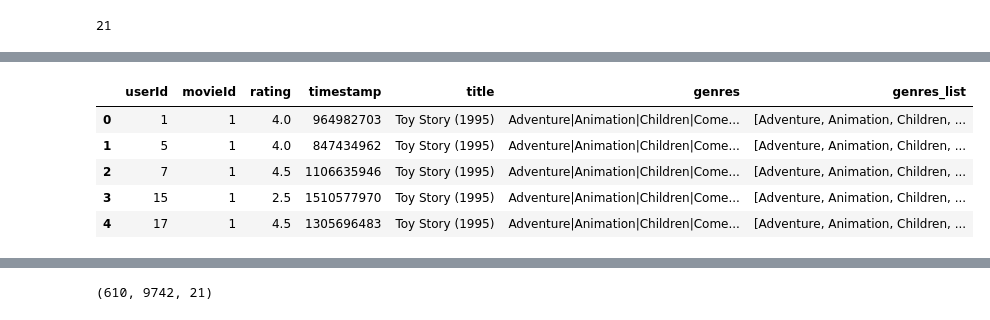
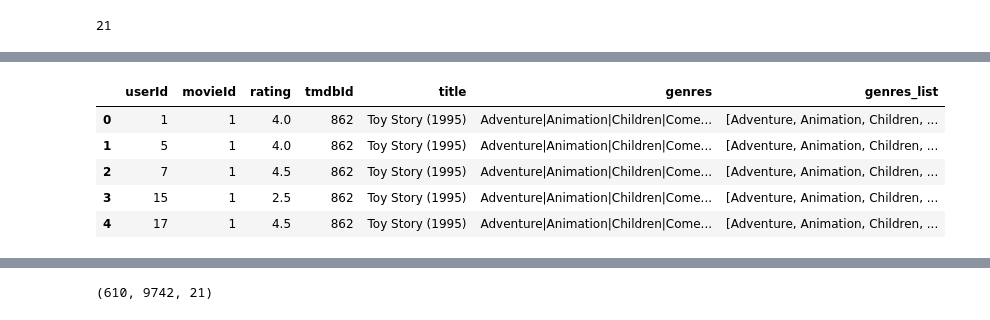
Before and after one commit to dipta007/Movie-Recommendation, a Jupyter notebook: Movie_Recommendation.ipynb, the cells around one changed output, grey strips where cells are left out. Saved outputs shown, nothing was run; the diff lists cells and outputs as text; code cells hidden in the pictures.

```diff
--- a/Movie_Recommendation.ipynb
+++ b/Movie_Recommendation.ipynb
@@ -55,0 +62,4 @@ movies.head()
+# %%
+links = pd.read_csv(f"{DATA_PATH}/links.csv")
+links['tmdbId'] = links['tmdbId'].fillna(-1).astype(int)
+movie_to_tmdb = dict(zip(links.movieId, links.tmdbId))
@@ -86,0 +104,4 @@ ratings.head()
+# %%
+ratings['tmdbId'] = ratings['movieId'].apply(lambda x: movie_to_tmdb[x])
+ratings = ratings.drop(['timestamp'], axis=1)
+ratings.head()
@@ -87,10 +115,10 @@ ratings.head()
 # %%
-joined_ratings = pd.merge(ratings, movies, "inner", "movieId")
-joined_ratings.head()
+ratings = pd.merge(ratings, movies, "inner", "movieId")
+ratings.head()
 # %% [output]
-|  | userId | movieId | rating | timestamp | title | genres | genres_list |
-| 0 | 1 | 1 | 4.0 | 964982703 | Toy Story (1995) | Adventure|Animation|Children|Come... | [Adventure, Animation, Children, ... |
-| 1 | 5 | 1 | 4.0 | 847434962 | Toy Story (1995) | Adventure|Animation|Children|Come... | [Adventure, Animation, Children, ... |
-| 2 | 7 | 1 | 4.5 | 1106635946 | Toy Story (1995) | Adventure|Animation|Children|Come... | [Adventure, Animation, Children, ... |
-| 3 | 15 | 1 | 2.5 | 1510577970 | Toy Story (1995) | Adventure|Animation|Children|Come... | [Adventure, Animation, Children, ... |
-| 4 | 17 | 1 | 4.5 | 1305696483 | Toy Story (1995) | Adventure|Animation|Children|Come... | [Adventure, Animation, Children, ... |
+|  | userId | movieId | rating | tmdbId | title | genres | genres_list |
+| 0 | 1 | 1 | 4.0 | 862 | Toy Story (1995) | Adventure|Animation|Children|Come... | [Adventure, Animation, Children, ... |
+| 1 | 5 | 1 | 4.0 | 862 | Toy Story (1995) | Adventure|Animation|Children|Come... | [Adventure, Animation, Children, ... |
+| 2 | 7 | 1 | 4.5 | 862 | Toy Story (1995) | Adventure|Animation|Children|Come... | [Adventure, Animation, Children, ... |
+| 3 | 15 | 1 | 2.5 | 862 | Toy Story (1995) | Adventure|Animation|Children|Come... | [Adventure, Animation, Children, ... |
+| 4 | 17 | 1 | 4.5 | 862 | Toy Story (1995) | Adventure|Animation|Children|Come... | [Adventure, Animation, Children, ... |
```
Also changed, not shown: parts of 28 cells of this notebook.
